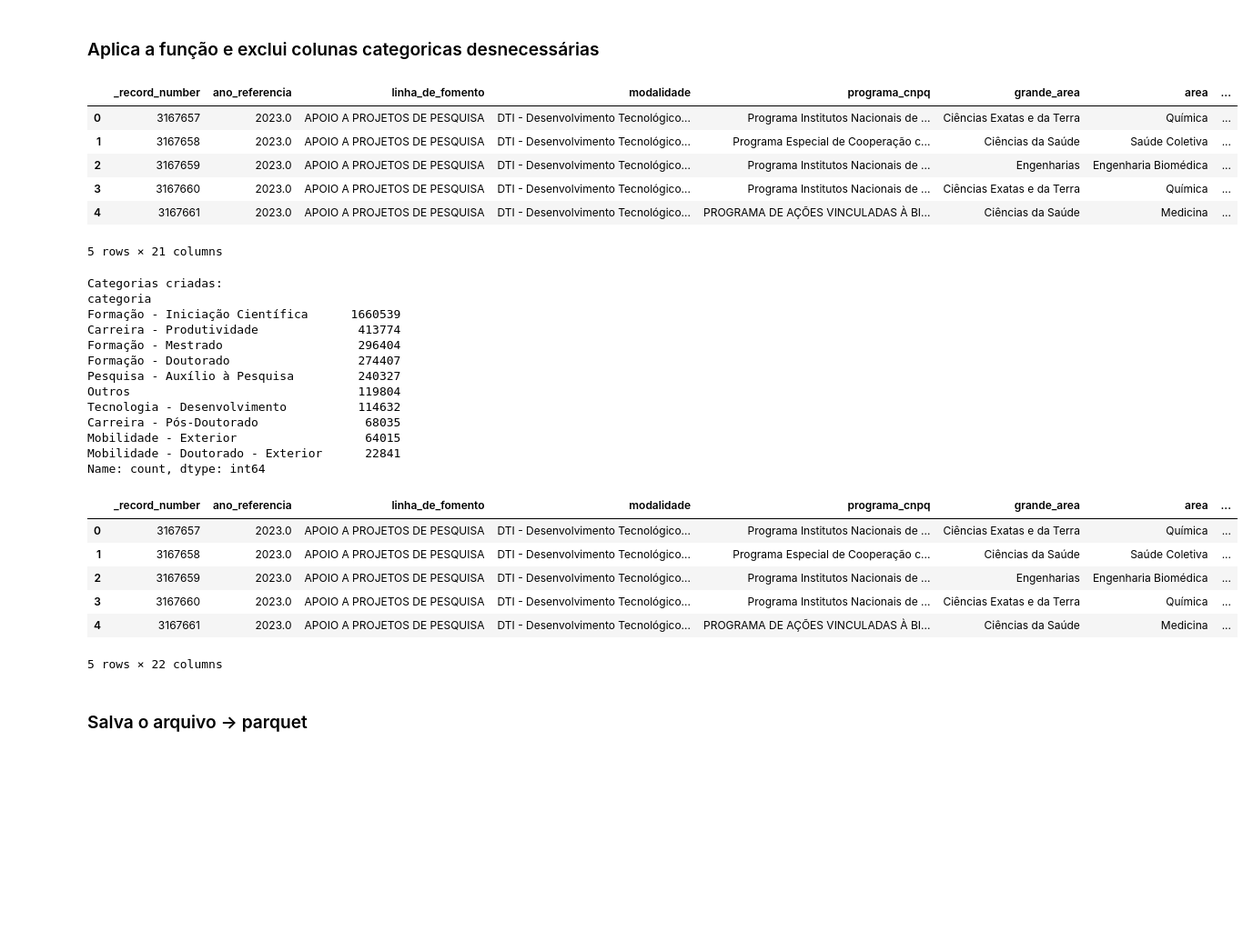
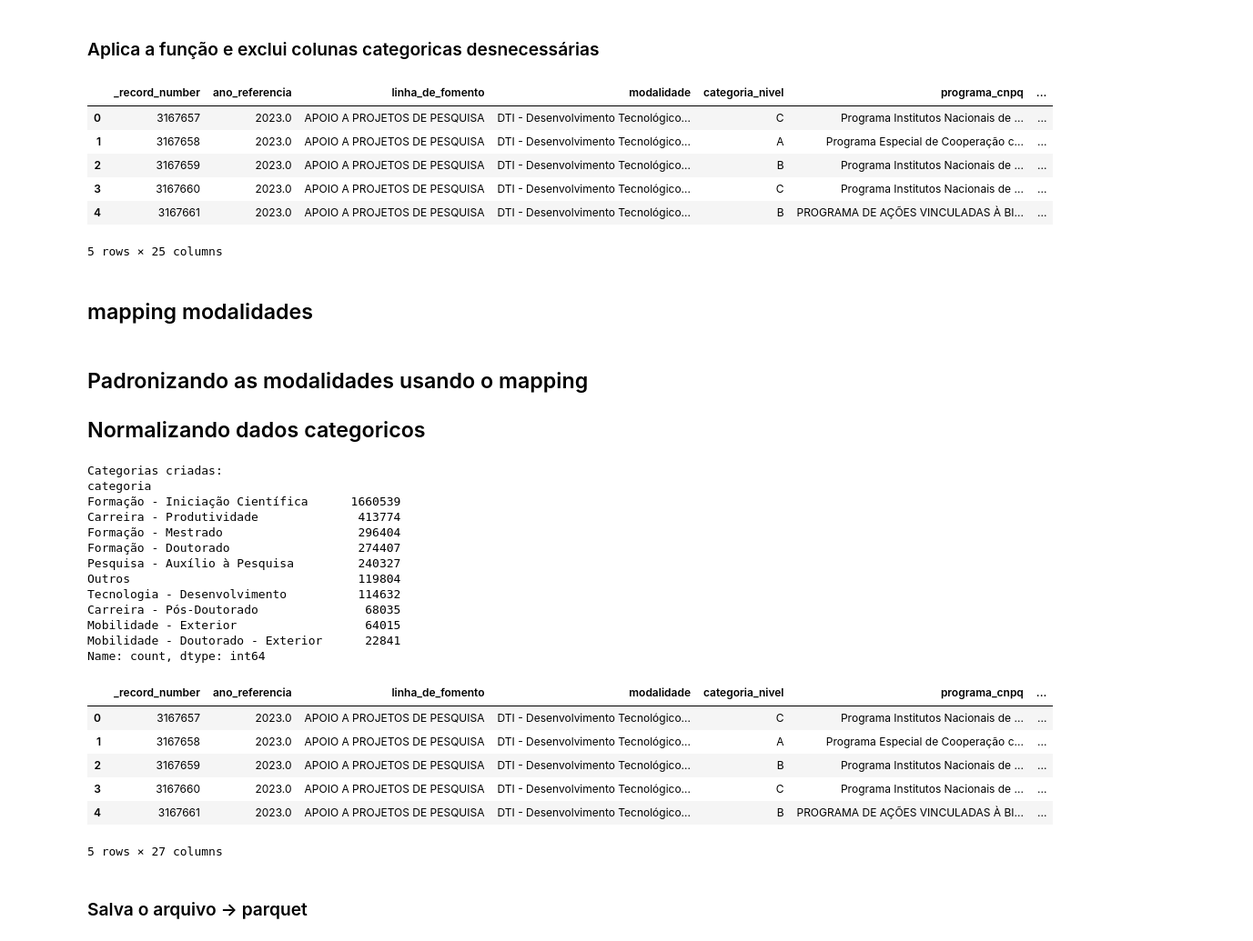
Before and after one commit to felipegomesb/predicao-cnpq, a Jupyter notebook: transformarDados.ipynb, the cells around one changed output. Shown at 91% size. Drawn from its saved outputs; the diff is of its cells as text; code cells hidden in the pictures; blank space fills up the shorter version.

Commit message:
fix: dados enriquecidos corrigido

```diff
--- a/transformarDados.ipynb
+++ b/transformarDados.ipynb
@@ -76,45 +76,42 @@ cols_str = [
     'titulo_do_projeto',
     'palavra_chave',
     'uo',
     'acaoppa',
     'cpf',
     'processo'
 ]
 
 for col in cols_str:
     if col in cnpq_bruto.columns:
         cnpq_bruto[col] = cnpq_bruto[col].astype(str)
 
 cols_para_excluir = [
     'data_extracao',
-    'cod_modalidade',
     'id_lattes',
     'id_2020_ignorar'
     'acaoppa',
     'programappa',
     'cpf',
     'nome_chamada',
     'beneficiario',
     'processo',
     'data_inicio_processo',
     'data_termino_processo',
-    'categoria_nivel',
-    'uo',
-    'natureza_de_despesa',
-
 ]
 
 cnpq_bruto = cnpq_bruto.drop(columns=cols_para_excluir, errors='ignore')
 cnpq_bruto = cnpq_bruto.drop(columns=['id_2020_ignorar','acaoppa'], errors='ignore')
 cnpq_bruto.head()
 # %% [output]
-|  | _record_number | ano_referencia | linha_de_fomento | modalidade | programa_cnpq | grande_area | area | ... |
-| 0 | 3167657 | 2023.0 | APOIO A PROJETOS DE PESQUISA | DTI - Desenvolvimento Tecnológico... | Programa Institutos Nacionais de ... | Ciências Exatas e da Terra | Química | ... |
-| 1 | 3167658 | 2023.0 | APOIO A PROJETOS DE PESQUISA | DTI - Desenvolvimento Tecnológico... | Programa Especial de Cooperação c... | Ciências da Saúde | Saúde Coletiva | ... |
-| 2 | 3167659 | 2023.0 | APOIO A PROJETOS DE PESQUISA | DTI - Desenvolvimento Tecnológico... | Programa Institutos Nacionais de ... | Engenharias | Engenharia Biomédica | ... |
-| 3 | 3167660 | 2023.0 | APOIO A PROJETOS DE PESQUISA | DTI - Desenvolvimento Tecnológico... | Programa Institutos Nacionais de ... | Ciências Exatas e da Terra | Química | ... |
-| 4 | 3167661 | 2023.0 | APOIO A PROJETOS DE PESQUISA | DTI - Desenvolvimento Tecnológico... | PROGRAMA DE AÇÕES VINCULADAS À BI... | Ciências da Saúde | Medicina | ... |
+|  | _record_number | ano_referencia | linha_de_fomento | modalidade | categoria_nivel | programa_cnpq | ... |
+| 0 | 3167657 | 2023.0 | APOIO A PROJETOS DE PESQUISA | DTI - Desenvolvimento Tecnológico... | C | Programa Institutos Nacionais de ... | ... |
+| 1 | 3167658 | 2023.0 | APOIO A PROJETOS DE PESQUISA | DTI - Desenvolvimento Tecnológico... | A | Programa Especial de Cooperação c... | ... |
+| 2 | 3167659 | 2023.0 | APOIO A PROJETOS DE PESQUISA | DTI - Desenvolvimento Tecnológico... | B | Programa Institutos Nacionais de ... | ... |
+| 3 | 3167660 | 2023.0 | APOIO A PROJETOS DE PESQUISA | DTI - Desenvolvimento Tecnológico... | C | Programa Institutos Nacionais de ... | ... |
+| 4 | 3167661 | 2023.0 | APOIO A PROJETOS DE PESQUISA | DTI - Desenvolvimento Tecnológico... | B | PROGRAMA DE AÇÕES VINCULADAS À BI... | ... |
-5 rows × 21 columns
+5 rows × 25 columns
+# %% [markdown]
+## mapping modalidades
 # %%
 mapa_codigos = {
 
@@ -206,6 +203,9 @@ mapa_codigos = {
     "MAT": "Outros",
     "MDT": "Outros",
 }
+# %% [markdown]
+## Padronizando as modalidades usando o mapping
+## Normalizando dados categoricos
 # %%
 def normalizar(texto):
     if pd.isna(texto):
@@ -263,8 +291,9 @@ def classificar_modalidade(mod):
 # %%
 cnpq_bruto['categoria'] = cnpq_bruto['modalidade'].apply(classificar_modalidade)
+cnpq_bruto['tipo_modalidade'] = cnpq_bruto['modalidade'].apply(classificar_modalidade_tipo)
 cnpq_bruto['ano_referencia'] = pd.to_numeric(cnpq_bruto['ano_referencia'], errors='coerce')
 cnpq_bruto['valor_pago'] = pd.to_numeric(cnpq_bruto['valor_pago'], errors='coerce')
-
+cnpq_bruto['ano_referencia'] = pd.to_numeric(cnpq_bruto['ano_referencia'], errors='coerce', downcast='integer')
 print("\nCategorias criadas:")
 print(cnpq_bruto['categoria'].value_counts())
 cnpq_bruto.head()
@@ -283,13 +312,13 @@ Carreira - Pós-Doutorado               68035
 Mobilidade - Exterior                  64015
 Mobilidade - Doutorado - Exterior      22841
 Name: count, dtype: int64
-|  | _record_number | ano_referencia | linha_de_fomento | modalidade | programa_cnpq | grande_area | area | ... |
-| 0 | 3167657 | 2023.0 | APOIO A PROJETOS DE PESQUISA | DTI - Desenvolvimento Tecnológico... | Programa Institutos Nacionais de ... | Ciências Exatas e da Terra | Química | ... |
-| 1 | 3167658 | 2023.0 | APOIO A PROJETOS DE PESQUISA | DTI - Desenvolvimento Tecnológico... | Programa Especial de Cooperação c... | Ciências da Saúde | Saúde Coletiva | ... |
-| 2 | 3167659 | 2023.0 | APOIO A PROJETOS DE PESQUISA | DTI - Desenvolvimento Tecnológico... | Programa Institutos Nacionais de ... | Engenharias | Engenharia Biomédica | ... |
-| 3 | 3167660 | 2023.0 | APOIO A PROJETOS DE PESQUISA | DTI - Desenvolvimento Tecnológico... | Programa Institutos Nacionais de ... | Ciências Exatas e da Terra | Química | ... |
-| 4 | 3167661 | 2023.0 | APOIO A PROJETOS DE PESQUISA | DTI - Desenvolvimento Tecnológico... | PROGRAMA DE AÇÕES VINCULADAS À BI... | Ciências da Saúde | Medicina | ... |
+|  | _record_number | ano_referencia | linha_de_fomento | modalidade | categoria_nivel | programa_cnpq | ... |
+| 0 | 3167657 | 2023.0 | APOIO A PROJETOS DE PESQUISA | DTI - Desenvolvimento Tecnológico... | C | Programa Institutos Nacionais de ... | ... |
+| 1 | 3167658 | 2023.0 | APOIO A PROJETOS DE PESQUISA | DTI - Desenvolvimento Tecnológico... | A | Programa Especial de Cooperação c... | ... |
+| 2 | 3167659 | 2023.0 | APOIO A PROJETOS DE PESQUISA | DTI - Desenvolvimento Tecnológico... | B | Programa Institutos Nacionais de ... | ... |
+| 3 | 3167660 | 2023.0 | APOIO A PROJETOS DE PESQUISA | DTI - Desenvolvimento Tecnológico... | C | Programa Institutos Nacionais de ... | ... |
+| 4 | 3167661 | 2023.0 | APOIO A PROJETOS DE PESQUISA | DTI - Desenvolvimento Tecnológico... | B | PROGRAMA DE AÇÕES VINCULADAS À BI... | ... |
-5 rows × 22 columns
+5 rows × 27 columns
 # %% [markdown]
 ### Salva o arquivo -> parquet
 # %%
```
Also changed, not shown: parts of 3 cells of this notebook, 50 other files.
